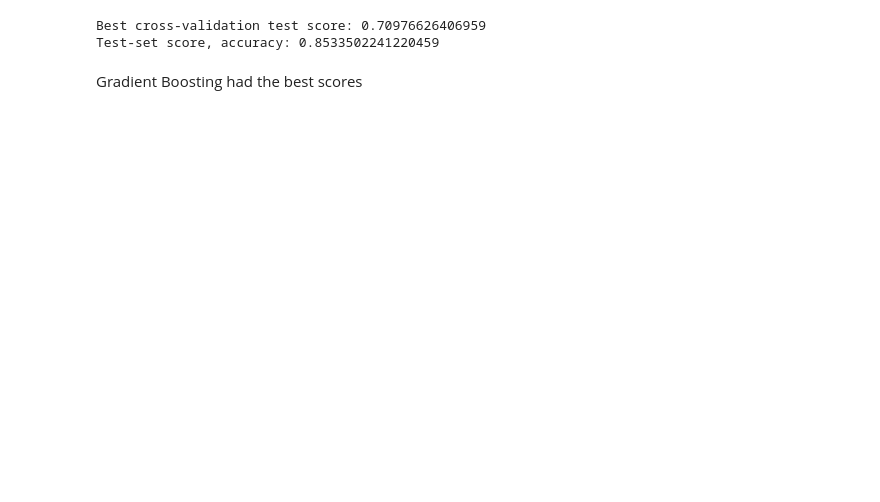
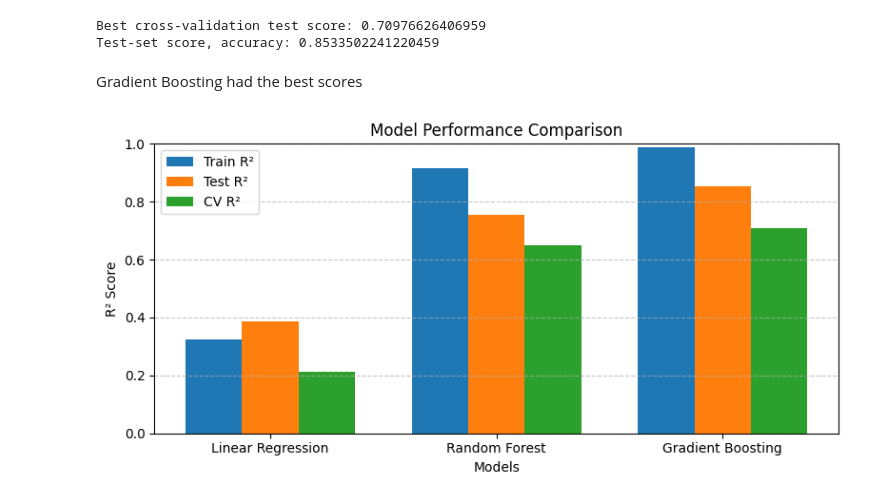
Before and after one commit to zaira-ra/ENSF444_Project, a Jupyter notebook: ENSF444Project.ipynb, the cells around one changed output. Saved outputs shown, nothing was run; the diff lists cells and outputs as text; code cells hidden in the pictures; blank space fills up the shorter version.

```diff
--- a/ENSF444Project.ipynb
+++ b/ENSF444Project.ipynb
@@ -216,9 +238,14 @@ for name, model_info in models.items():
     rmse = np.sqrt(mse)
     r2 = r2_score(y_test, y_pred)
 
+    # Evaluate on train set to check for over/under fitting
+    train_pred = grid_search.predict(X_train)
+    train_r2 = r2_score(y_train, train_pred)
+
     results[name] = {
         'Best Parameters': grid_search.best_params_,
-        'R2': r2,
+        'Train R2': train_r2,
+        'Test R2': r2,
         'Cross Validation Train Score': grid_search.best_score_
     }
 
@@ -264,0 +289,28 @@ Gradient Boosting had the best scores
+# %%
+# Model comparison graph
+models = results_df.index.tolist()
+train_r2 = results_df['Train R2'].values
+test_r2 = results_df['Test R2'].values
+cv_r2 = results_df['Cross Validation Train Score'].values
+
+x = np.arange(len(models))
+width = 0.25
+
+
+plt.figure(figsize=(8, 4))
+plt.bar(x - width, train_r2, width, label='Train R²')
+plt.bar(x, test_r2, width, label='Test R²')
+plt.bar(x + width, cv_r2, width, label='CV R²')
+
+
+plt.xlabel('Models')
+plt.ylabel('R² Score')
+plt.title('Model Performance Comparison')
+plt.xticks(x, models)
+plt.ylim(0, 1)
+plt.legend()
+plt.grid(axis='y', linestyle='--', alpha=0.7)
+plt.tight_layout()
+plt.show()
+# %% [output]
+[figure, added]
```
Also changed, not shown: parts of 8 cells of this notebook.
